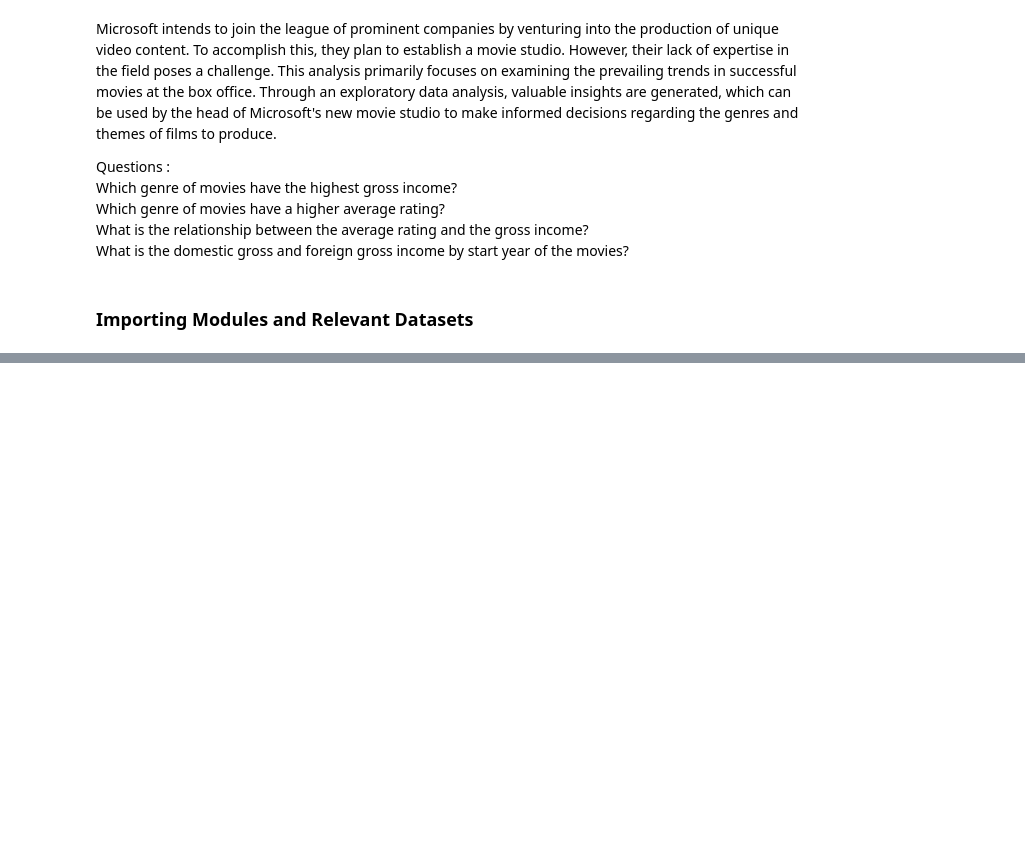
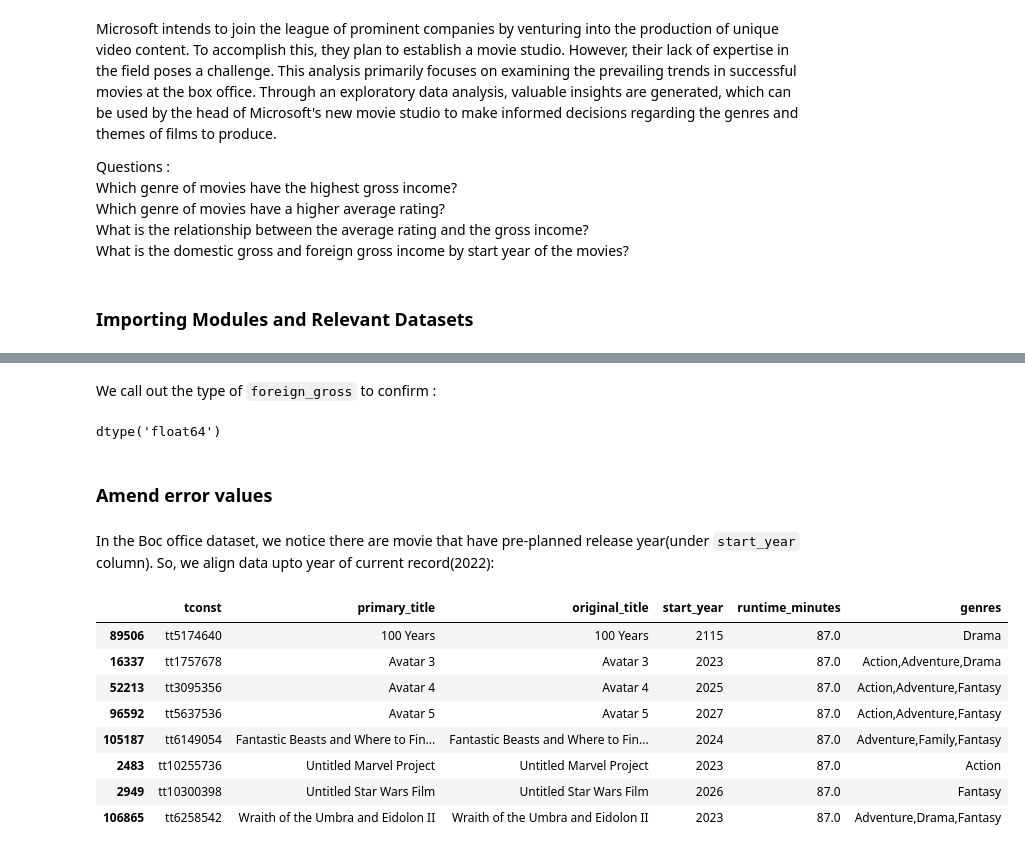
Before and after one commit to jonvis23/dsc-phase-1-project, a Jupyter notebook: student.ipynb, the cells around one changed output, grey strips where cells are left out. Saved outputs shown, nothing was run; the diff lists cells and outputs as text; code cells hidden in the pictures; blank space fills up the shorter version.

```diff
--- a/student.ipynb
+++ b/student.ipynb
@@ -36,0 +332,23 @@ imdb_ratings = pd.read_csv('zippedData/imdb.title.ratings.csv.gz')
+# %% [markdown]
+We call out the type of `foreign_gross` to confirm :
+# %%
+movie_gross['foreign_gross'].dtype
+# %% [output]
+dtype('float64')
+# %% [markdown]
+### Amend error values
+# %% [markdown]
+In the Boc office dataset, we notice there are movie that have pre-planned release year(under `start_year` column). So, we align data upto year of current record(2022):
+# %%
+#check for years greater than 2022 in imdb_title_df
+imdb_title_df[imdb_title_df['start_year'] > 2022]
+# %% [output]
+|  | tconst | primary_title | original_title | start_year | runtime_minutes | genres |
+| 89506 | tt5174640 | 100 Years | 100 Years | 2115 | 87.0 | Drama |
+| 16337 | tt1757678 | Avatar 3 | Avatar 3 | 2023 | 87.0 | Action,Adventure,Drama |
+| 52213 | tt3095356 | Avatar 4 | Avatar 4 | 2025 | 87.0 | Action,Adventure,Fantasy |
+| 96592 | tt5637536 | Avatar 5 | Avatar 5 | 2027 | 87.0 | Action,Adventure,Fantasy |
+| 105187 | tt6149054 | Fantastic Beasts and Where to Fin... | Fantastic Beasts and Where to Fin... | 2024 | 87.0 | Adventure,Family,Fantasy |
+| 2483 | tt10255736 | Untitled Marvel Project | Untitled Marvel Project | 2023 | 87.0 | Action |
+| 2949 | tt10300398 | Untitled Star Wars Film | Untitled Star Wars Film | 2026 | 87.0 | Fantasy |
+| 106865 | tt6258542 | Wraith of the Umbra and Eidolon II | Wraith of the Umbra and Eidolon II | 2023 | 87.0 | Adventure,Drama,Fantasy |
```
Also changed, not shown: parts of 42 cells of this notebook.
